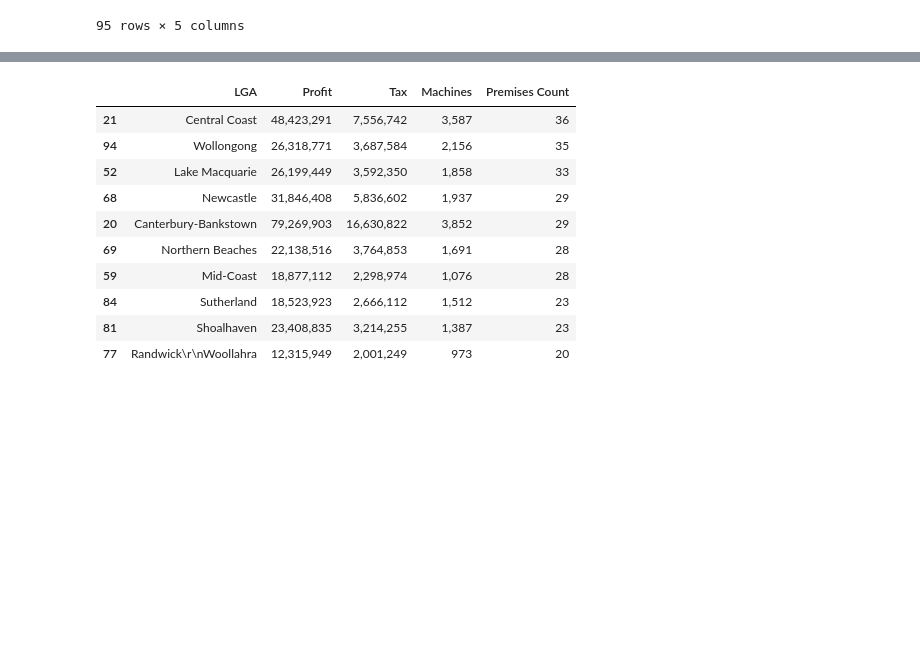
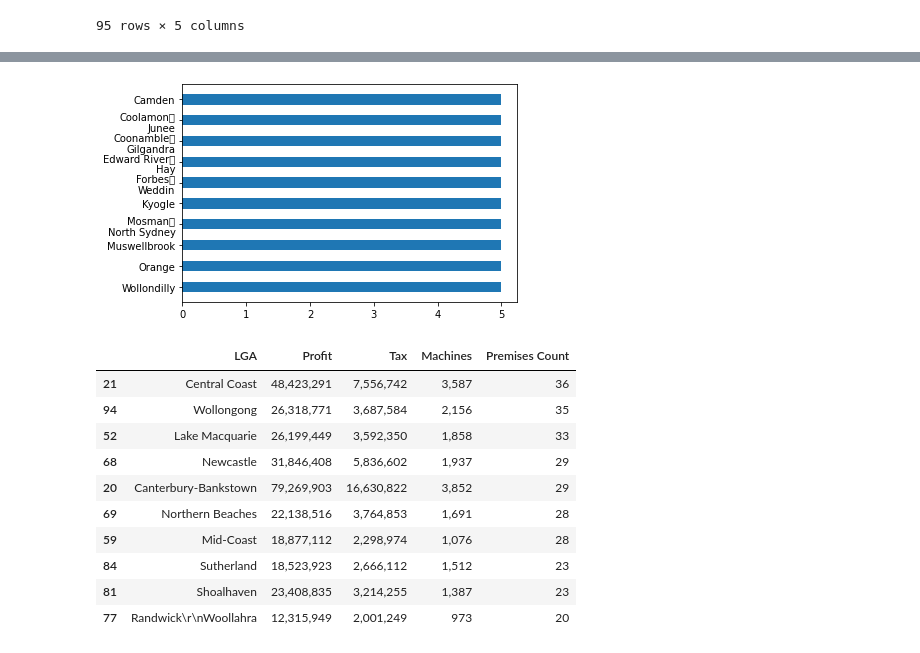
Before and after one commit to BY-2224/clubs-gaming-machine-data, a Jupyter notebook: gaming data.ipynb, the cells around one changed output, grey strips where cells are left out. Saved outputs shown, nothing was run; the diff lists cells and outputs as text; code cells hidden in the pictures; blank space fills up the shorter version.

```diff
--- a/gaming data.ipynb
+++ b/gaming data.ipynb
@@ -187,0 +198,3 @@ gaming_data.sort_values(["Premises Count","LGA"],ascending=[True,False]).head(20
+# %%
+y1_axis=clubs_no1.iloc[:,4]
+y1_axis
@@ -188,3 +213,8 @@ gaming_data.sort_values(["Premises Count","LGA"],ascending=[True,False]).head(20
+# %%
+plt.barh(x1_axis,y1_axis,height=0.5)
+plt.show()
+# %% [output]
+[figure, added]
 # %%
 club_no=gaming_data.sort_values(["Premises Count","LGA"],ascending=[False,False]).head(10)
 club_no
```
Also changed, not shown: parts of 7 cells of this notebook.
